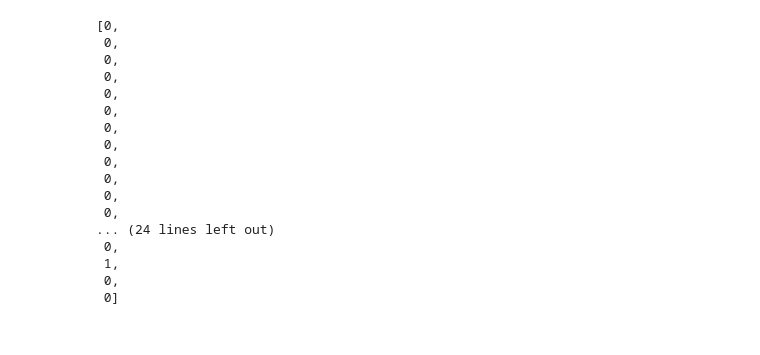
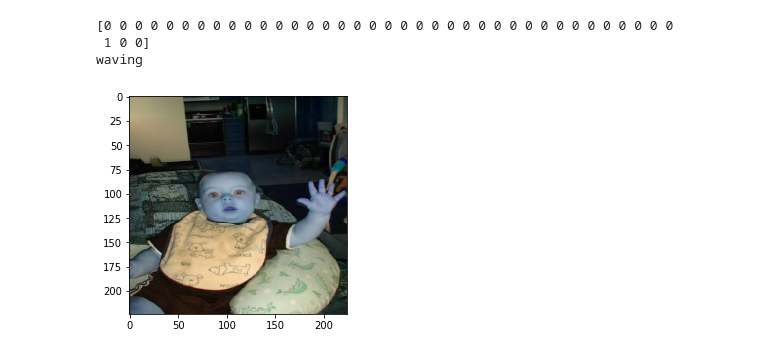
Before and after one commit to moikha1/Stanford-Action-Classification-Model, a Jupyter notebook: stanford_action_classification.ipynb, the cells around one changed output. Saved outputs shown, nothing was run; the diff lists cells and outputs as text; code cells hidden in the pictures.

```diff
--- a/stanford_action_classification.ipynb
+++ b/stanford_action_classification.ipynb
@@ -50,6 +56,8 @@ trainPath = 'C:/Users/Sarwar/Downloads/Stanford40/JPEGImages' #where the image s
 IMG_SIZE = 224
 batch_size = 300
 nb_epoch = 1
+NUMBER_CLASSES = 40
+color_type = 3
 # %%
 def label_img(img): #this labels the images
     word_label = img.split('_')[0]
@@ -115,8 +171,7 @@ def label_img(img): #this labels the images
 # %%
-NUMBER_CLASSES = 40
 # Color type: 1 - grey, 3 - rgb
 
-def get_cv2_image(path, IMG_SIZE, color_type=3):
+def get_cv2_image(path, IMG_SIZE, color_type):
     # Loading as Grayscale image
     if color_type == 1:
         img = cv2.imread(path, cv2.IMREAD_GRAYSCALE)
@@ -131,35 +186,31 @@ def create_train_data(): #creates the x-variable of the training data
     for img in tqdm(os.listdir(trainPath)):
         label = label_img(img)
         path = os.path.join(trainPath,img)
-        img = get_cv2_image(path, IMG_SIZE, 3)
+        img = get_cv2_image(path, IMG_SIZE, color_type)
         training_data.append([np.array(img),np.array(label)])
-    shuffle(training_data)
-    #np.save('train_data.npy', training_data)
+    #shuffle(training_data)
+    np.save('train_data.npy', training_data)
     return training_data
 
 #def process_test_data():
-# %%
-#testing
-txt = "waving_hands_182.jpg"
-label_img(txt)
-# %% [output]
-[0,
- 0,
- 0,
- 0,
- 0,
- 0,
- 0,
- 0,
- 0,
- 0,
- 0,
- 0,
-... (24 lines left out)
- 0,
- 1,
- 0,
- 0]
+# %%
+#testing
+txt = "waving_hands_182.jpg"
+label = label_img(txt)
+path = os.path.join(trainPath,txt)
+img = get_cv2_image(path, IMG_SIZE, 3)
+
+plt.imshow(img)
+#print(img)
+#print(np.array(img))
+#print(label)
+print(np.array(label))
+print(label_to_string(label))
+# %% [output]
+[0 0 0 0 0 0 0 0 0 0 0 0 0 0 0 0 0 0 0 0 0 0 0 0 0 0 0 0 0 0 0 0 0 0 0 0 0
+ 1 0 0]
+waving
+[figure, added]
 # %%
 def create_model():
     transferModel = VGG16(weights="imagenet", include_top=False, input_shape=(IMG_SIZE, IMG_SIZE, 3))
```
Also changed, not shown: parts of 6 cells of this notebook.
